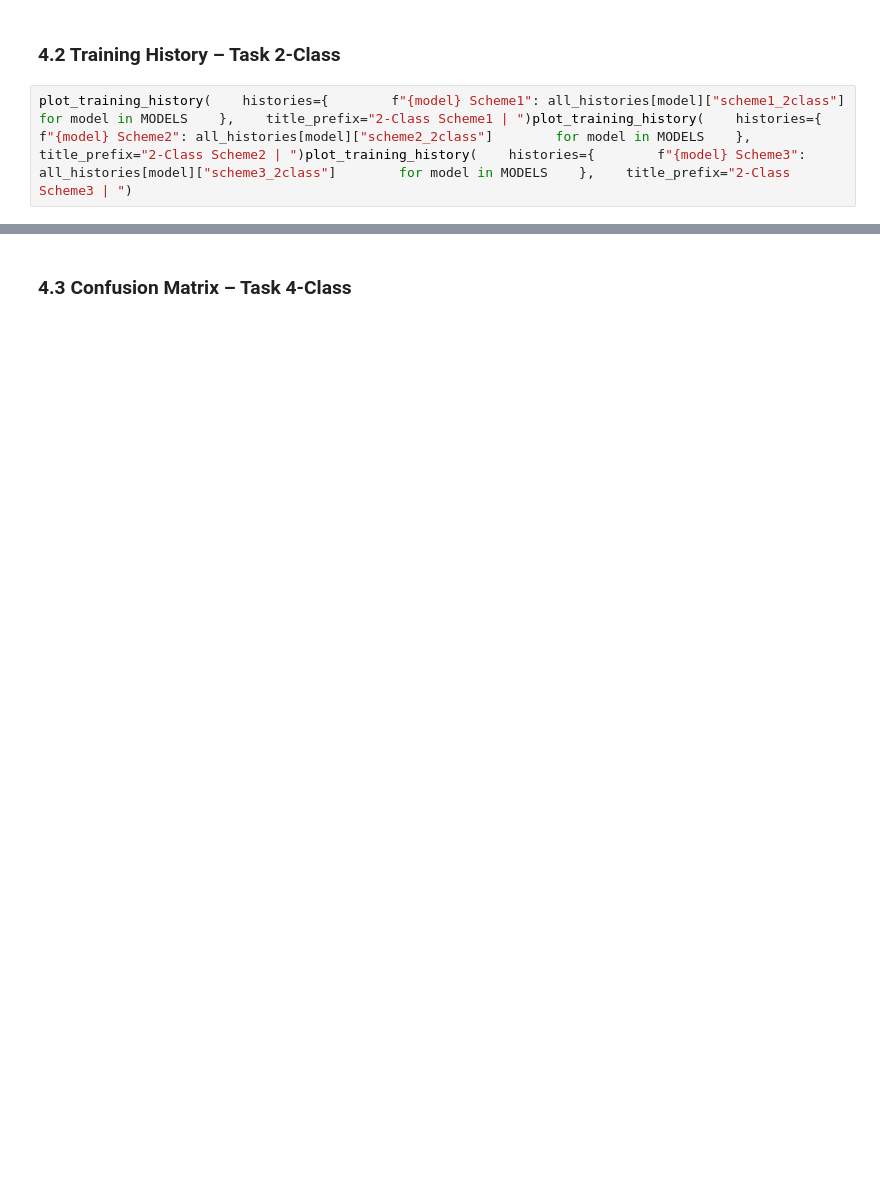
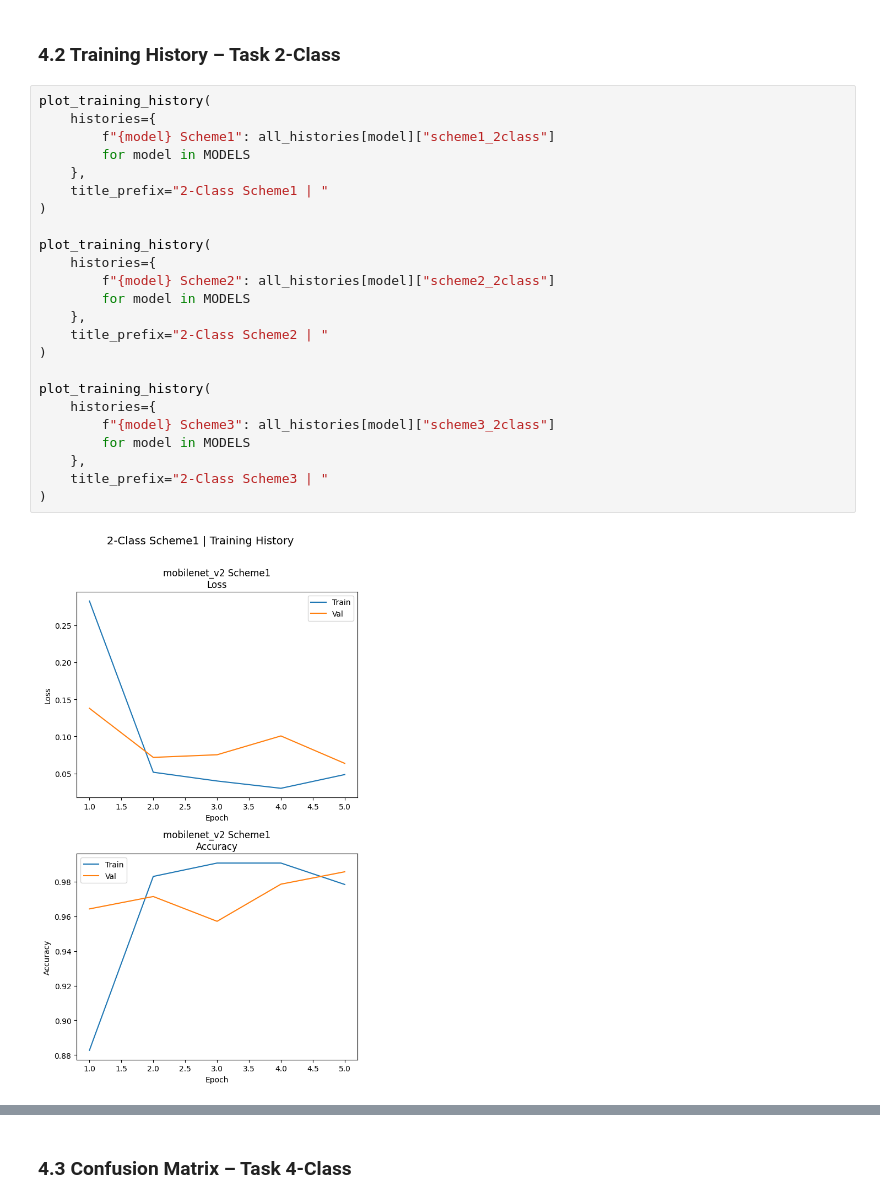
Before and after one commit to AbiyaMakruf/TelUxMMU-Research-CardiacData, a Jupyter notebook: notebook-modeling-v2.ipynb, the cells around one changed output, grey strips where cells are left out. Cells and saved outputs as stored; diff of their text form; blank space fills up the shorter version.

```diff
--- a/notebook-modeling-v2.ipynb
+++ b/notebook-modeling-v2.ipynb
@@ -29,4 +370,28 @@ import pandas as pdfrom utils.modeling import plot_training_history, plot_confus
 # %% [markdown]
 ### 4.2 Training History – Task 2-Class
 # %%
-plot_training_history(    histories={        f"{model} Scheme1": all_histories[model]["scheme1_2class"]        for model in MODELS    },    title_prefix="2-Class Scheme1 | ")plot_training_history(    histories={        f"{model} Scheme2": all_histories[model]["scheme2_2class"]        for model in MODELS    },    title_prefix="2-Class Scheme2 | ")plot_training_history(    histories={        f"{model} Scheme3": all_histories[model]["scheme3_2class"]        for model in MODELS    },    title_prefix="2-Class Scheme3 | ")
+plot_training_history(
+    histories={
+        f"{model} Scheme1": all_histories[model]["scheme1_2class"]
+        for model in MODELS
+    },
+    title_prefix="2-Class Scheme1 | "
+)
+
+plot_training_history(
+    histories={
+        f"{model} Scheme2": all_histories[model]["scheme2_2class"]
+        for model in MODELS
+    },
+    title_prefix="2-Class Scheme2 | "
+)
+
+plot_training_history(
+    histories={
+        f"{model} Scheme3": all_histories[model]["scheme3_2class"]
+        for model in MODELS
+    },
+    title_prefix="2-Class Scheme3 | "
+)
+# %% [output]
+[figure, added]
```
Also changed, not shown: parts of 12 cells of this notebook, 2 other files.
